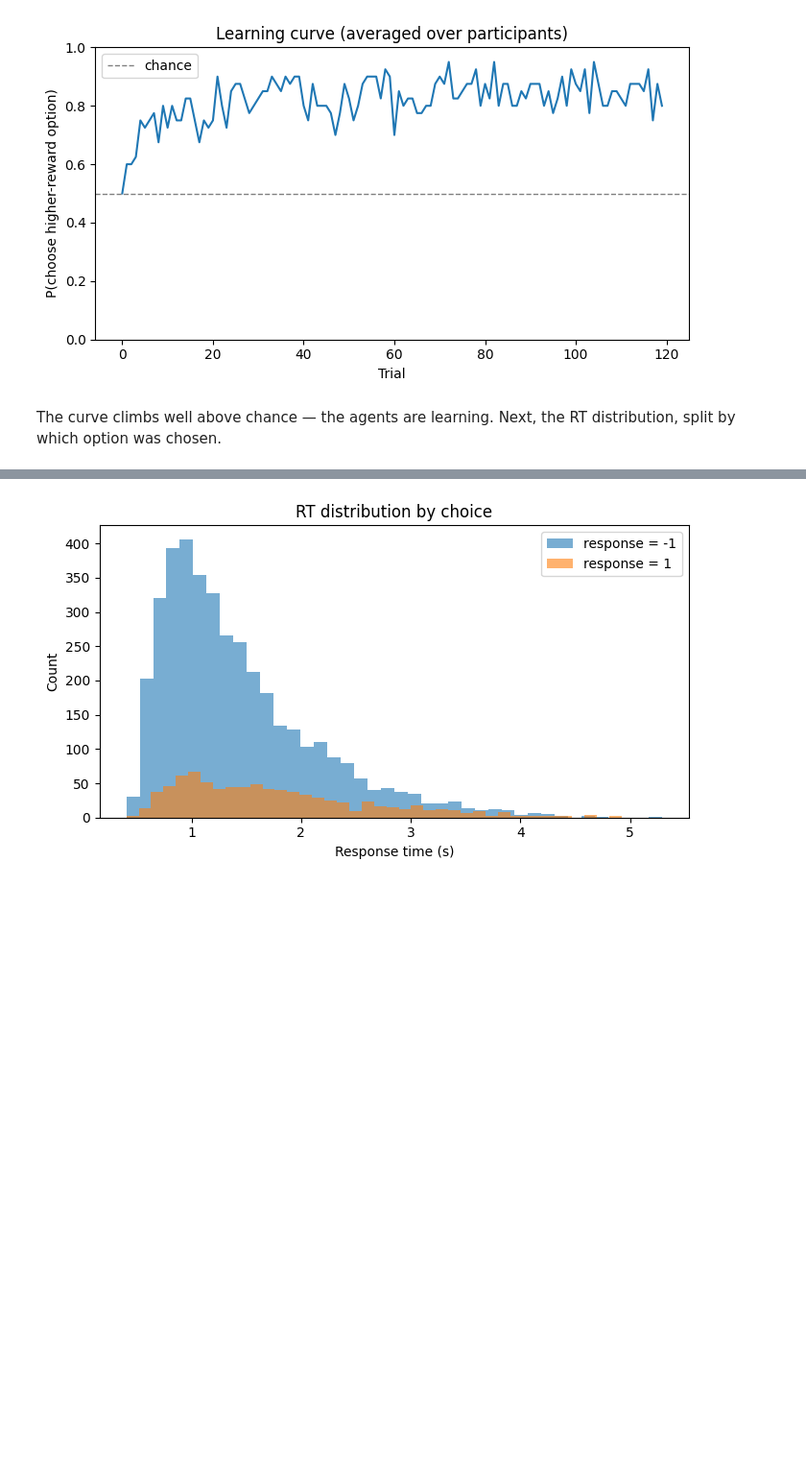
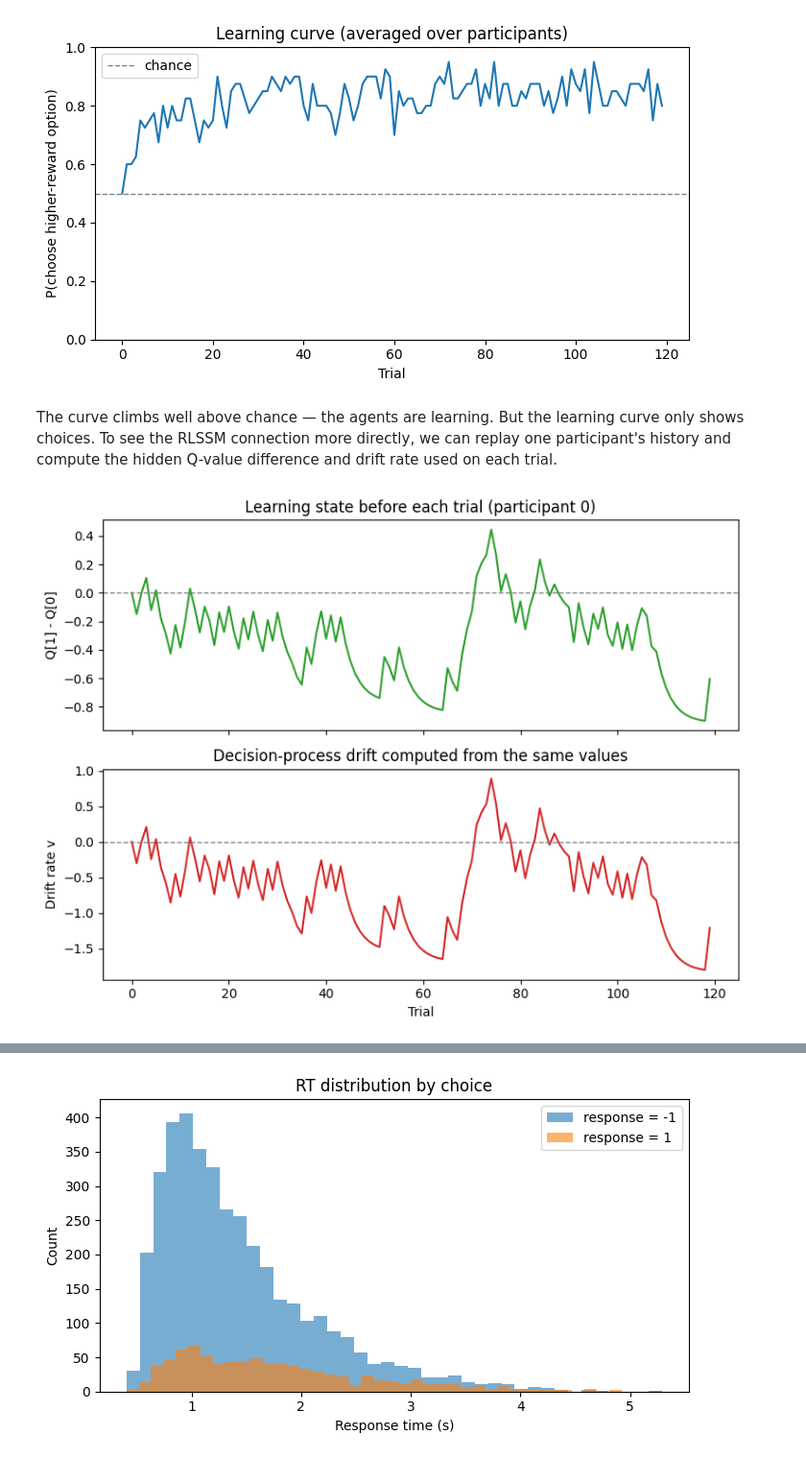
Before and after one commit to lnccbrown/ssm-simulators, a Jupyter notebook: docs/core_tutorials/rlssm_tutorial.ipynb, the cells around one changed output, grey strips where cells are left out. Shown at 96% size. Cells and saved outputs as stored; diff of their text form; code cells hidden in the pictures; blank space fills up the shorter version.

Commit message:
docs: improve RLSSM beginner tutorial

```diff
--- a/docs/core_tutorials/rlssm_tutorial.ipynb
+++ b/docs/core_tutorials/rlssm_tutorial.ipynb
@@ -280,5 +345,62 @@ plt.show()
 # %% [output]
 [figure]
 # %% [markdown]
-The curve climbs well above chance — the agents are learning. Next, the RT
-distribution, split by which option was chosen.
+The curve climbs well above chance — the agents are learning. But the learning curve
+only shows choices. To see the RLSSM connection more directly, we can replay one
+participant's history and compute the hidden Q-value difference and drift rate used on
+each trial.
+# %%
+participant_history = (
+    data.loc[data["participant_id"] == 0, ["trial_id", "response", "feedback"]]
+    .sort_values("trial_id")
+    .reset_index(drop=True)
+)
+
+replay_learner = rl.learning.RescorlaWagnerDeltaRule(n_actions=2, initial_q=0.5)
+replay_state = replay_learner.init_state()
+rl_params = {"rl_alpha": theta["rl_alpha"], "scaler": theta["scaler"]}
+
+trajectory_rows = []
+for trial in participant_history.itertuples(index=False):
+    computed = replay_learner.compute_python(replay_state, rl_params)
+    q_values = replay_state["q_values"].copy()
+    action = config.response_to_action[int(trial.response)]
+
+    trajectory_rows.append(
+        {
+            "trial_id": int(trial.trial_id),
+            "q_0": q_values[0],
+            "q_1": q_values[1],
+            "q_diff": q_values[1] - q_values[0],
+            "drift": computed["v"],
+            "response": int(trial.response),
+            "feedback": float(trial.feedback),
+            "action": action,
+        }
+    )
+    replay_state = replay_learner.update_python(
+        replay_state,
+        action=action,
+        reward=float(trial.feedback),
+        trial_params=rl_params,
+    )
+
+trajectory = pd.DataFrame(trajectory_rows)
+
+fig, axes = plt.subplots(2, 1, figsize=(8, 6), sharex=True)
+
+axes[0].plot(trajectory["trial_id"], trajectory["q_diff"], color="C2")
+axes[0].axhline(0, ls="--", color="gray", lw=1)
+axes[0].set_ylabel("Q[1] - Q[0]")
+axes[0].set_title("Learning state before each trial (participant 0)")
+
+axes[1].plot(trajectory["trial_id"], trajectory["drift"], color="C3")
+axes[1].axhline(0, ls="--", color="gray", lw=1)
+axes[1].set_xlabel("Trial")
+axes[1].set_ylabel("Drift rate v")
+axes[1].set_title("Decision-process drift computed from the same values")
+
+plt.tight_layout()
+plt.show()
+# %% [output]
+[figure, added]
```
Also changed, not shown: parts of 17 cells of this notebook, 1 other file.
